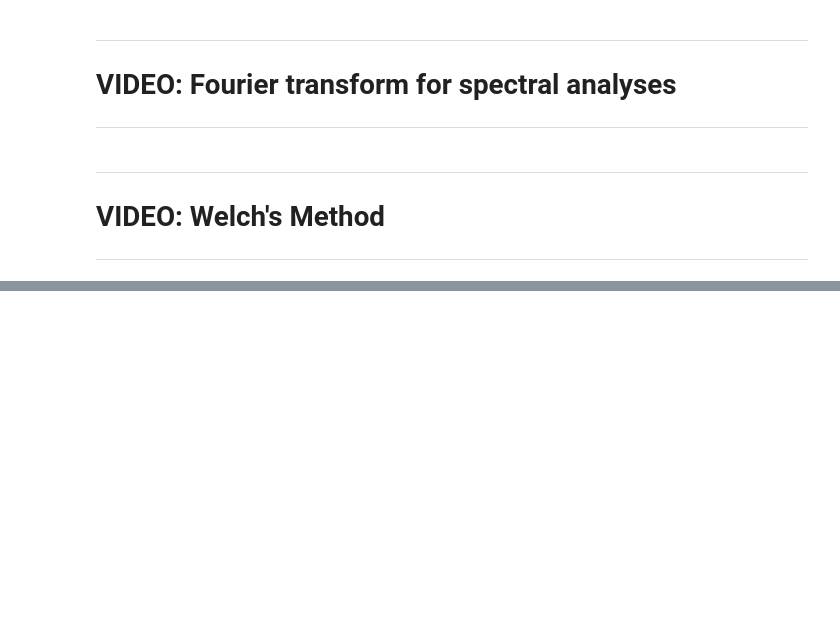
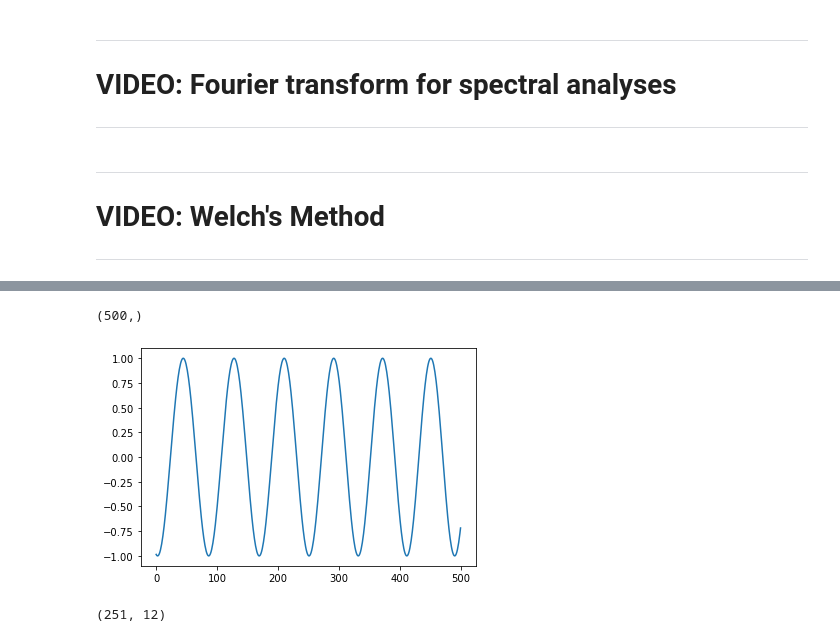
Before and after one commit to gabyborja/SignalProcessingUdemy, a Jupyter notebook: sigprocMXC_spectral/spectral.ipynb, the cells around one changed output, grey strips where cells are left out. Saved outputs shown, nothing was run; the diff lists cells and outputs as text; code cells hidden in the pictures; blank space fills up the shorter version.

```diff
--- a/sigprocMXC_spectral/spectral.ipynb
+++ b/sigprocMXC_spectral/spectral.ipynb
@@ -216,0 +256,48 @@ plt.show()
+# %%
+# Compute spectrogram without using built in spectrogram functions
+
+# window length in seconds * srate
+winlength = int( 0.5*srate)
+
+# number of points of overlap
+nOverlap = 0
+
+# number of points of time
+N = len(time)
+
+# window onset times
+winonsets = np.arange(0, int(N-winlength), int(winlength-nOverlap))
+
+# data chunk Hz vector
+hzW = np.linspace(0, srate/2, int(np.floor(winlength/2)+1))
+
+# Hann window
+hannw = 0.5 - np.cos(2*np.pi*np.linspace(0,1,int(winlength)))/2
+
+# initialize the power matrix
+signalPow = np.zeros((len(hzW), len(winonsets)))
+
+# initialize power matrix (should be lenght of fft )
+# %%
+datachunk = signal[winonsets[1]:winonsets[1]+winlength]
+plt.plot(datachunk)
+
+tmppow = np.abs(scipy.fftpack.fft(datachunk)/winlength)**2
+tmppow.shape
+# %% [output]
+(500,)
+[figure, added]
+# %%
+for wi in range(0, len(winonsets)):
+    # take data chunk from time window
+    datachunk = signal[winonsets[wi]:winonsets[wi]+winlength]
+    # apply Hann taper to data
+    datachunk = datachunk * hannw
+    # compute its power
+    tmppow = np.abs(scipy.fftpack.fft(datachunk)/winlength)**2
+
+    signalPow[:,wi] = tmppow[0:len(hzW)]
+
+signalPow.shape
+# %% [output]
+(251, 12)
```
Also changed, not shown: parts of 13 cells of this notebook.
